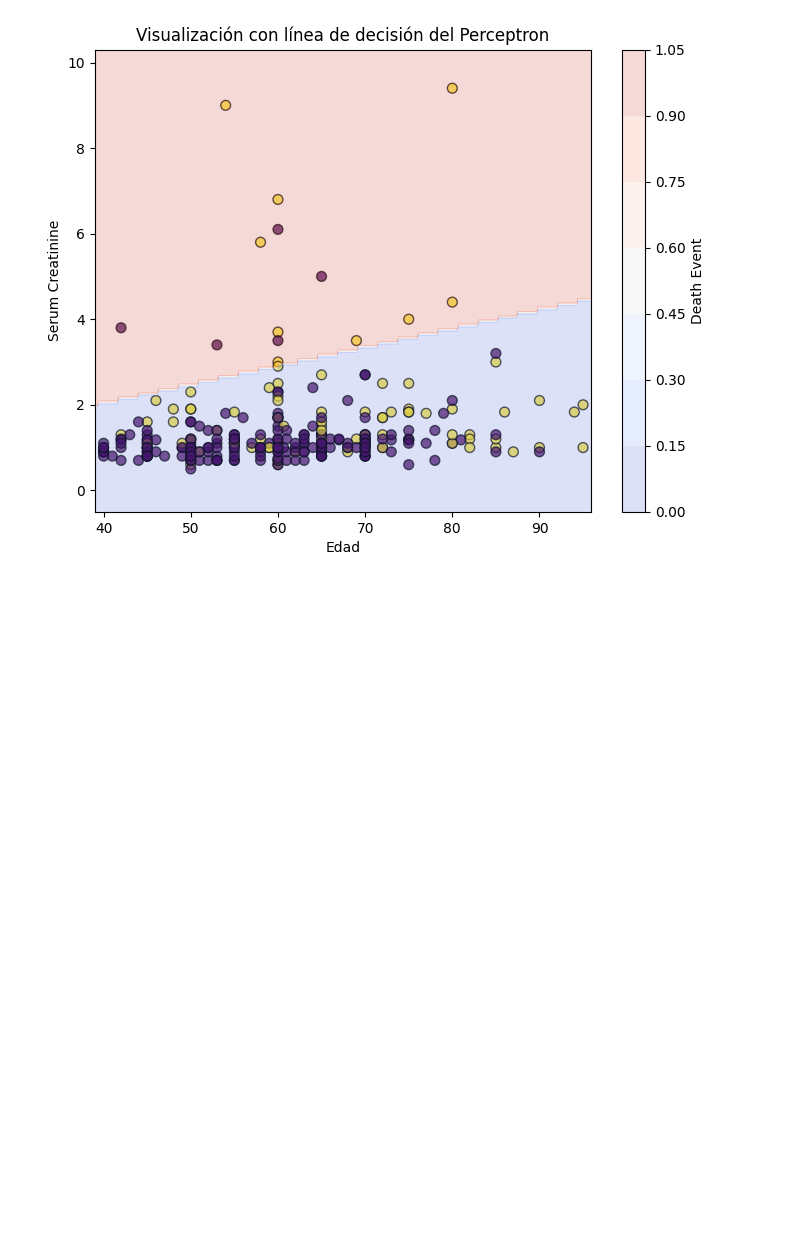
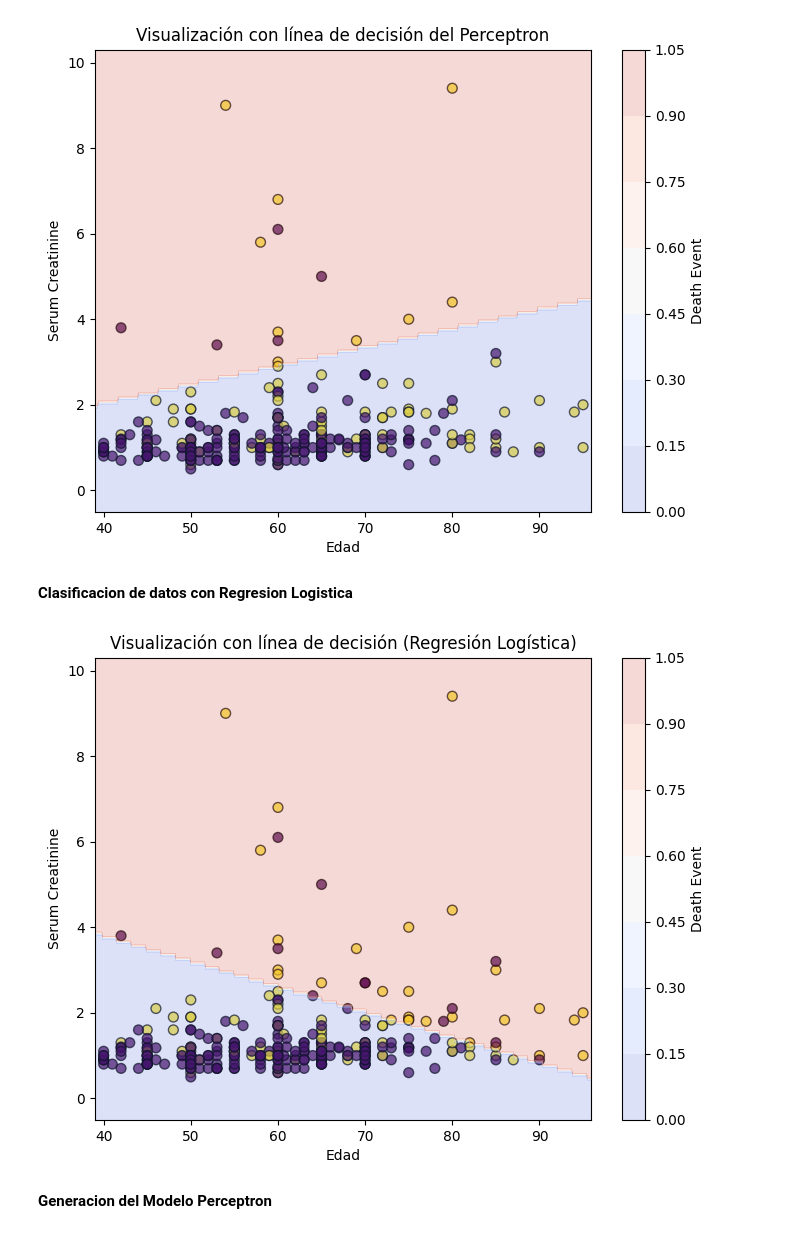
Before and after one commit to jcarvaj18643/universidad-Taller1-Recomendacion, a Jupyter notebook: Perceptron_Taller_1.ipynb, the cells around one changed output. Drawn from its saved outputs; the diff is of its cells as text; code cells hidden in the pictures; blank space fills up the shorter version.

```diff
--- a/Perceptron_Taller_1.ipynb
+++ b/Perceptron_Taller_1.ipynb
@@ -256,3 +285,42 @@ plt.colorbar(label='Death Event')
 plt.show()
 # %% [output]
 [figure]
+# %% [markdown]
+**Clasificacion de datos con Regresion Logistica**
+# %%
+from sklearn.linear_model import LogisticRegression
+import numpy as np
+
+# Seleccionar las dos mejores características: 'age' y 'serum_creatinine'
+X_viz = X[['age', 'serum_creatinine']].values
+
+# Entrenar el modelo de Regresión Logística
+log_reg = LogisticRegression()
+log_reg.fit(X_viz, y)
+
+# Crear una malla de puntos para visualizar la frontera de decisión
+x_min, x_max = X_viz[:, 0].min() - 1, X_viz[:, 0].max() + 1
+y_min, y_max = X_viz[:, 1].min() - 1, X_viz[:, 1].max() + 1
+xx, yy = np.meshgrid(np.arange(x_min, x_max, 0.1),
+                     np.arange(y_min, y_max, 0.1))
+
+# Predecir en cada punto de la malla
+Z = log_reg.predict(np.c_[xx.ravel(), yy.ravel()])
+Z = Z.reshape(xx.shape)
+
+# Graficar los puntos de datos
+plt.figure(figsize=(8, 6))
+plt.scatter(X_viz[:, 0], X_viz[:, 1], c=y, cmap='viridis', s=50, alpha=0.7, edgecolor='k')
+
+# Dibujar la frontera de decisión
+plt.contourf(xx, yy, Z, alpha=0.2, cmap='coolwarm')
+
+plt.xlabel('Edad')
+plt.ylabel('Serum Creatinine')
+plt.title('Visualización con línea de decisión (Regresión Logística)')
+plt.colorbar(label='Death Event')
+plt.show()
+# %% [output]
+[figure, added]
+# %% [markdown]
+**Generacion del Modelo Perceptron**
```
Also changed, not shown: parts of 20 cells of this notebook.
